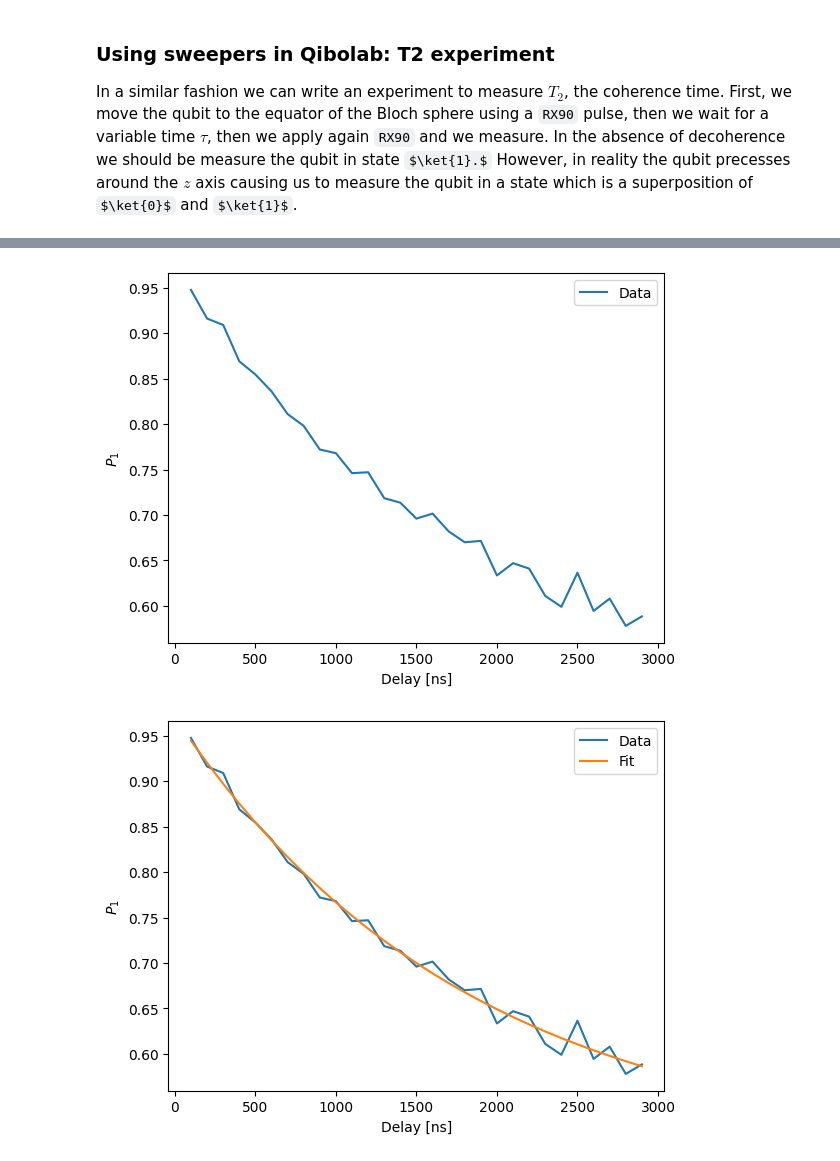
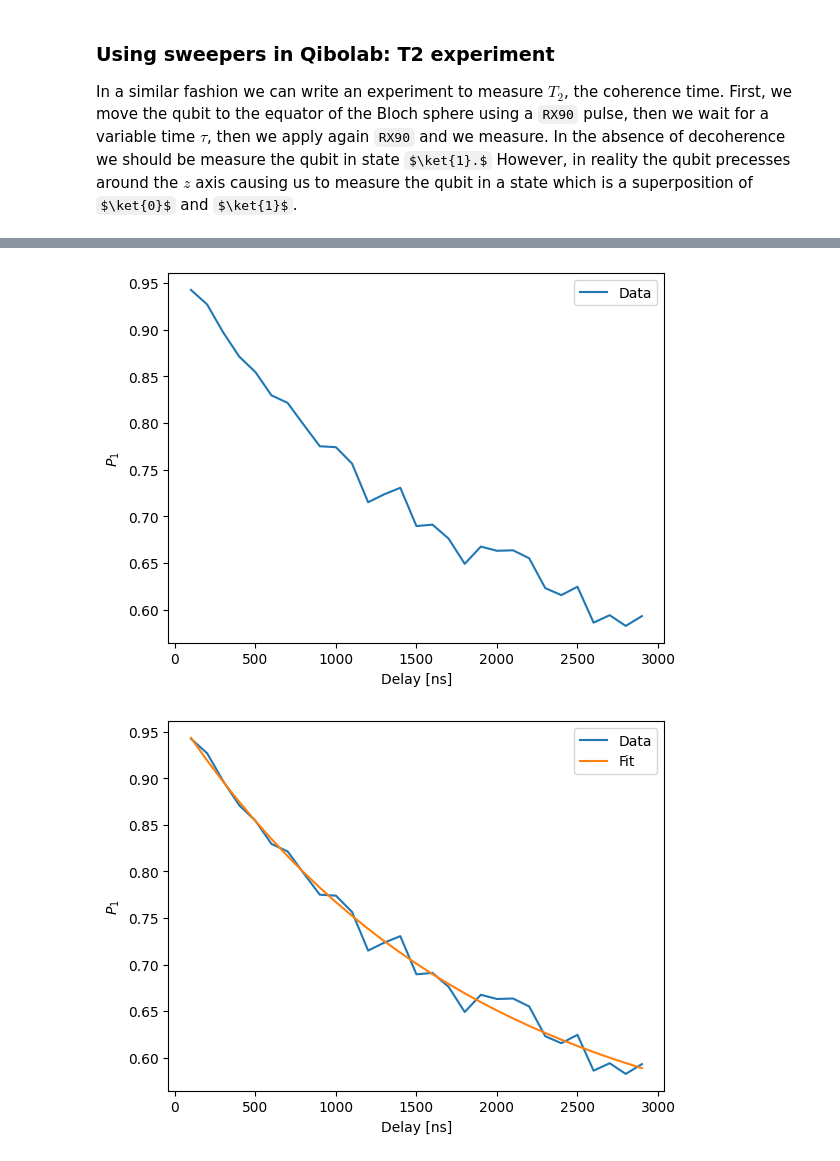
Before and after one commit to qiboteam/qiboedu, a Jupyter notebook: notebooks/Control/qibolab.ipynb, the cells around one changed output, grey strips where cells are left out. Drawn from its saved outputs; the diff is of its cells as text; code cells hidden in the pictures; some formulas as TeX source.

```diff
--- a/notebooks/Control/qibolab.ipynb
+++ b/notebooks/Control/qibolab.ipynb
@@ -437,0 +389,4 @@ p1s = results[readout_id]
+# %%
+results_t2 = platform.execute([seq], [[sweeper]], nshots=2000, averaging_mode=AveragingMode.CYCLIC)
+readout_id_t2 = seq.acquisitions[0][1].id
+p1s_t2 = results_t2[readout_id_t2]
@@ -438,12 +395,12 @@ p1s = results[readout_id]
 # %%
-plot(x=delay_range, y=p1s)
+plot(x=delay_range, y=p1s_t2)
 # %% [output]
-[figure, old version]
+[figure, new version]
 # %%
-popt = fit_exp(delay_range, p1s)
-plot_with_fit(delay_range, p1s, fun=exp_decay, popt=popt)
+popt = fit_exp(delay_range, p1s_t2)
+plot_with_fit(delay_range, p1s_t2, fun=exp_decay, popt=popt)
 # %% [output]
-[figure, old version]
+[figure, new version]
 # %%
 print(f"The estimated T2 is {np.round(popt[2])}")
 print(f"The simulation value used for T2 is {platform.config("hamiltonian").single_qubit[0].t2[0,1]}")
```
Also changed, not shown: parts of 31 cells of this notebook.
